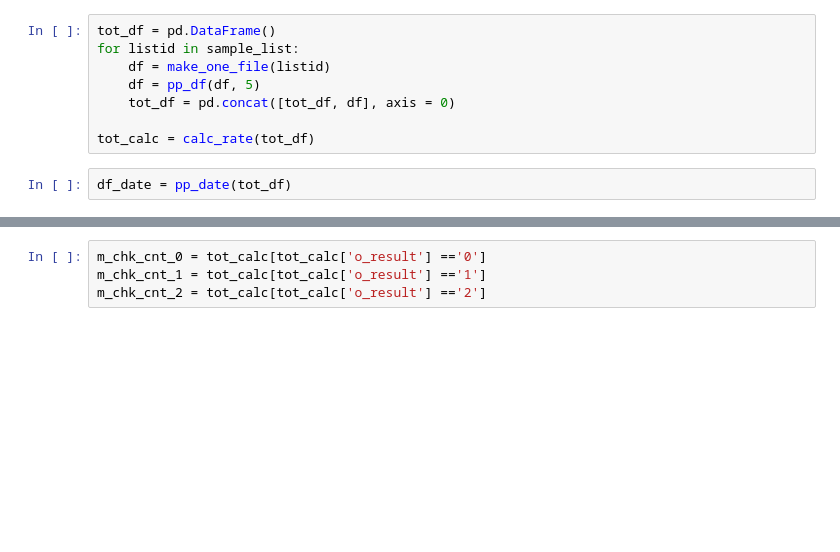
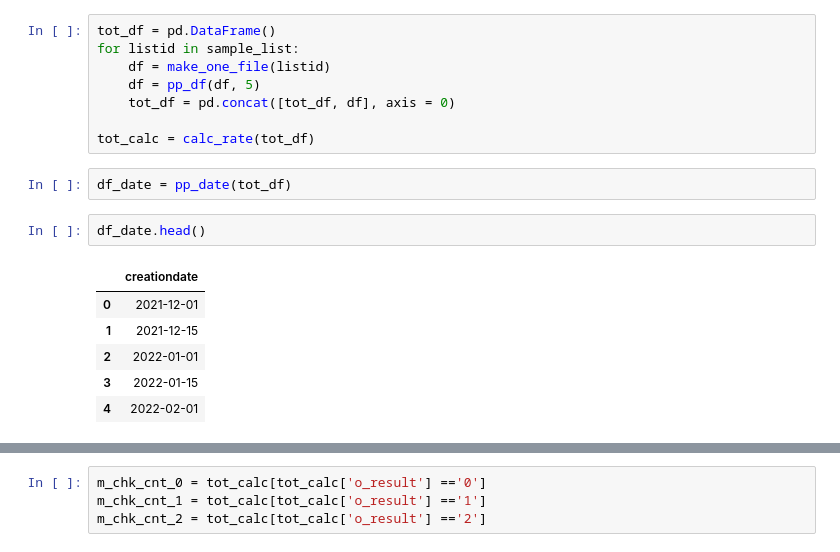
Before and after one commit to boysbeanxious/stackoverflow_src, a Jupyter notebook: LLM/3_visualization_sample.ipynb, the cells around one changed output, grey strips where cells are left out. Drawn from its saved outputs; the diff is of its cells as text; blank space fills up the shorter version.

```diff
--- a/LLM/3_visualization_sample.ipynb
+++ b/LLM/3_visualization_sample.ipynb
@@ -76,6 +83,15 @@ for listid in sample_list:
 tot_calc = calc_rate(tot_df)
 # %%
 df_date = pp_date(tot_df)
+# %%
+df_date.head()
+# %% [output]
+|  | creationdate |
+| 0 | 2021-12-01 |
+| 1 | 2021-12-15 |
+| 2 | 2022-01-01 |
+| 3 | 2022-01-15 |
+| 4 | 2022-02-01 |
 # %%
 tot_calc.head()
 # %% [output]
```
Also changed, not shown: parts of 11 cells of this notebook.
